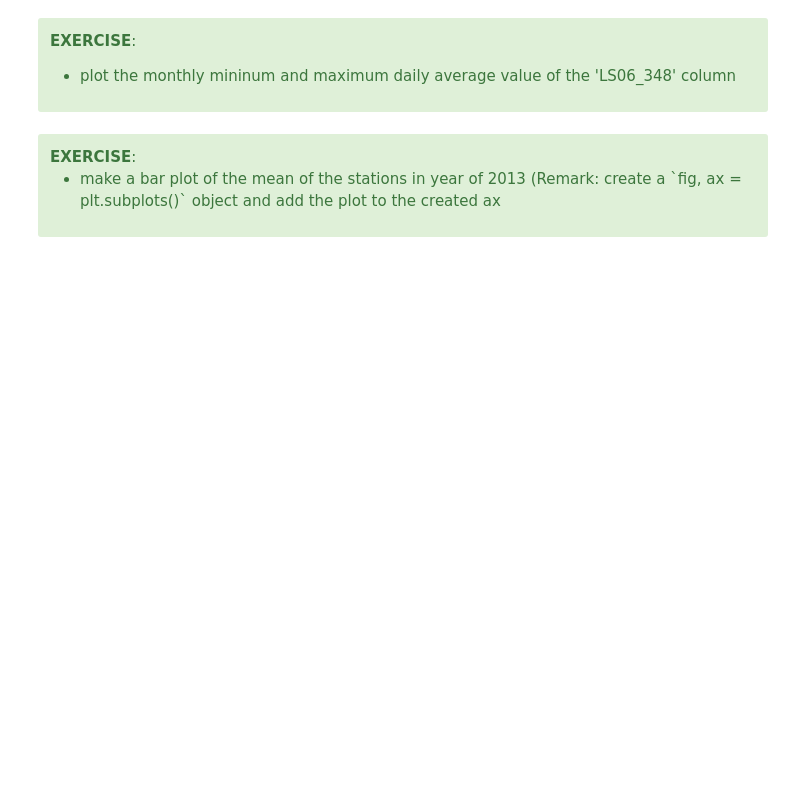
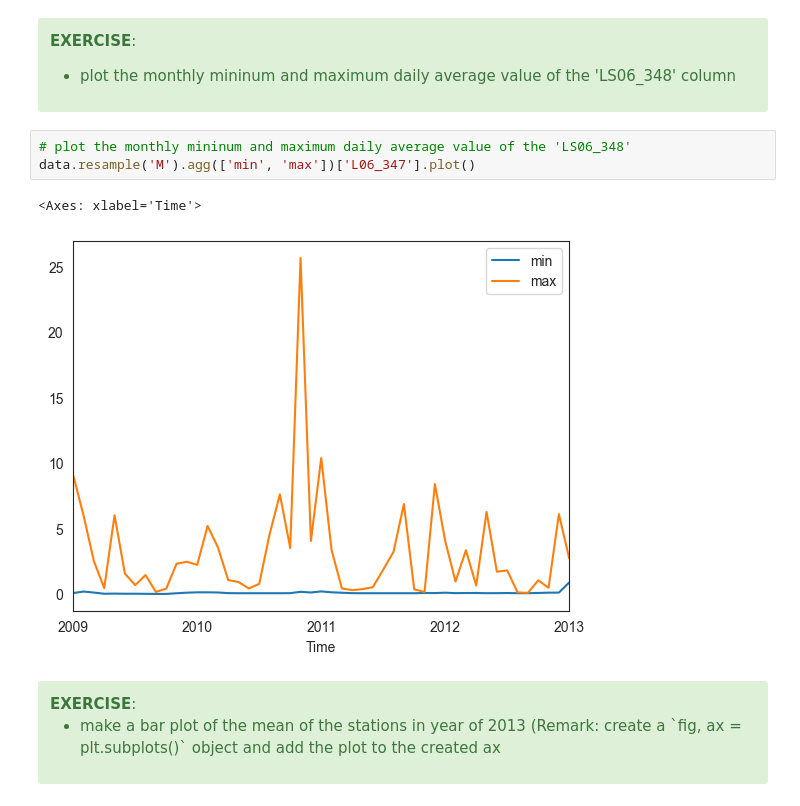
Before and after one commit to x-datascience-datacamp/datacamp-master, a Jupyter notebook: 01_pandas/01-pandas_overview.ipynb, the cells around one changed output. Saved outputs shown, nothing was run; the diff lists cells and outputs as text; blank space fills up the shorter version.

```diff
--- a/01_pandas/01-pandas_overview.ipynb
+++ b/01_pandas/01-pandas_overview.ipynb
@@ -826,6 +1599,12 @@ data.resample('A').mean().plot()
   <li>plot the monthly mininum and maximum daily average value of the 'LS06_348' column</li>
 </ul>
 </div>
+# %%
+# plot the monthly mininum and maximum daily average value of the 'LS06_348'
+data.resample('M').agg(['min', 'max'])['L06_347'].plot()
+# %% [output]
+<Axes: xlabel='Time'>
+[figure, added]
 # %% [markdown]
 <div class="alert alert-success">
 <b>EXERCISE</b>:
```
Also changed, not shown: parts of 169 cells of this notebook.
